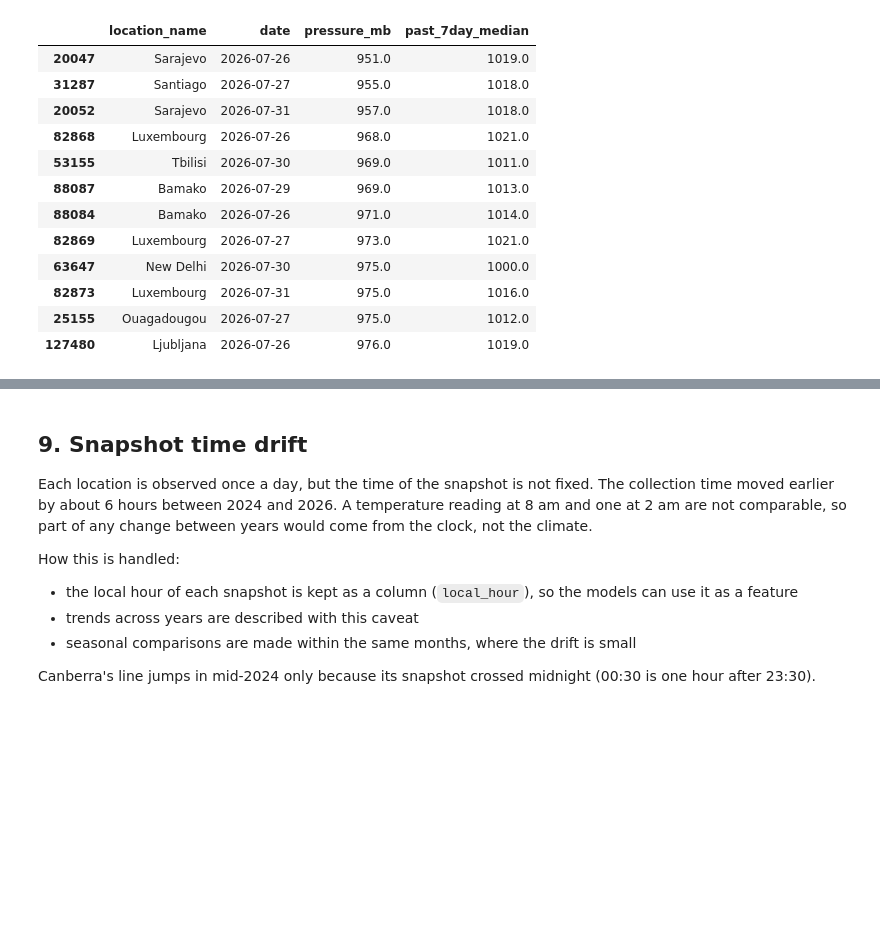
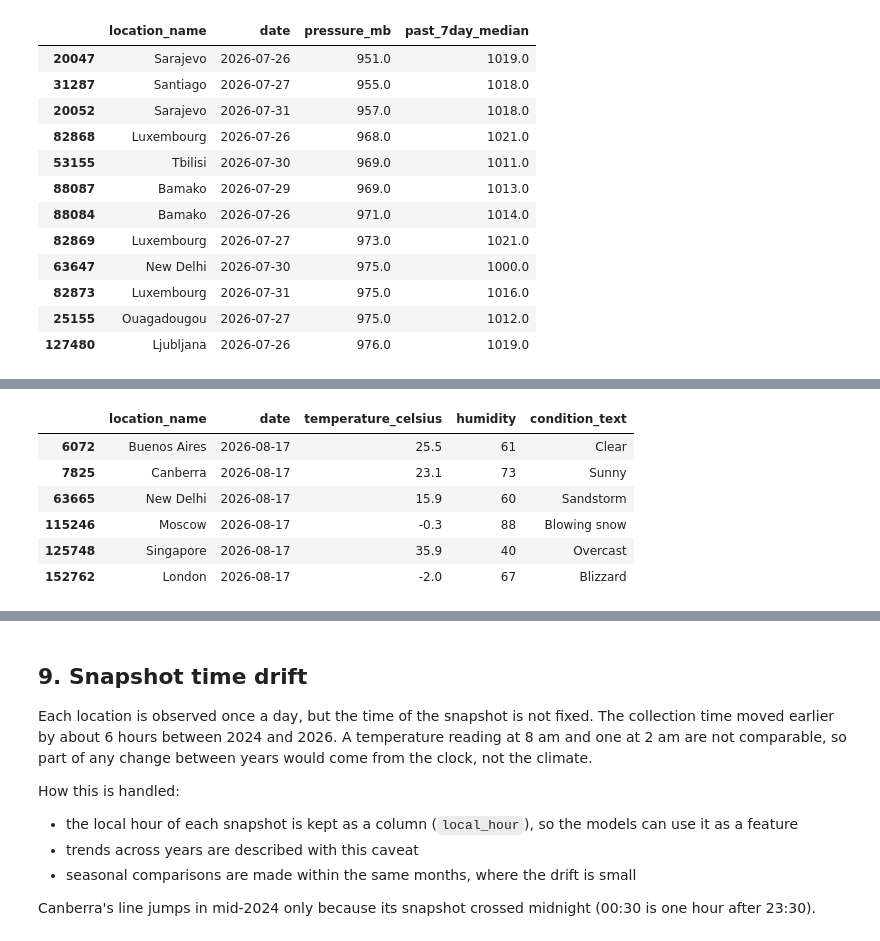
Before and after one commit to Akhil498-coder/weather-trend-forecasting, a Jupyter notebook: notebooks/01_data_cleaning.ipynb, the cells around one changed output, grey strips where cells are left out. Drawn from its saved outputs; the diff is of its cells as text; code cells hidden in the pictures; blank space fills up the shorter version.

```diff
--- a/notebooks/01_data_cleaning.ipynb
+++ b/notebooks/01_data_cleaning.ipynb
@@ -450,0 +472,12 @@ same rule in other summer weeks, per week: 4.4
+# %%
+bad_day = pd.Timestamp('2026-08-17')
+df.loc[(df['date'] == bad_day) & df['location_name'].isin(CITIES),
+       ['location_name', 'date', 'temperature_celsius', 'humidity', 'condition_text']]
+# %% [output]
+|  | location_name | date | temperature_celsius | humidity | condition_text |
+| 6072 | Buenos Aires | 2026-08-17 | 25.5 | 61 | Clear |
+| 7825 | Canberra | 2026-08-17 | 23.1 | 73 | Sunny |
+| 63665 | New Delhi | 2026-08-17 | 15.9 | 60 | Sandstorm |
+| 115246 | Moscow | 2026-08-17 | -0.3 | 88 | Blowing snow |
+| 125748 | Singapore | 2026-08-17 | 35.9 | 40 | Overcast |
+| 152762 | London | 2026-08-17 | -2.0 | 67 | Blizzard |
```
Also changed, not shown: parts of 8 cells of this notebook, 13 other files.
